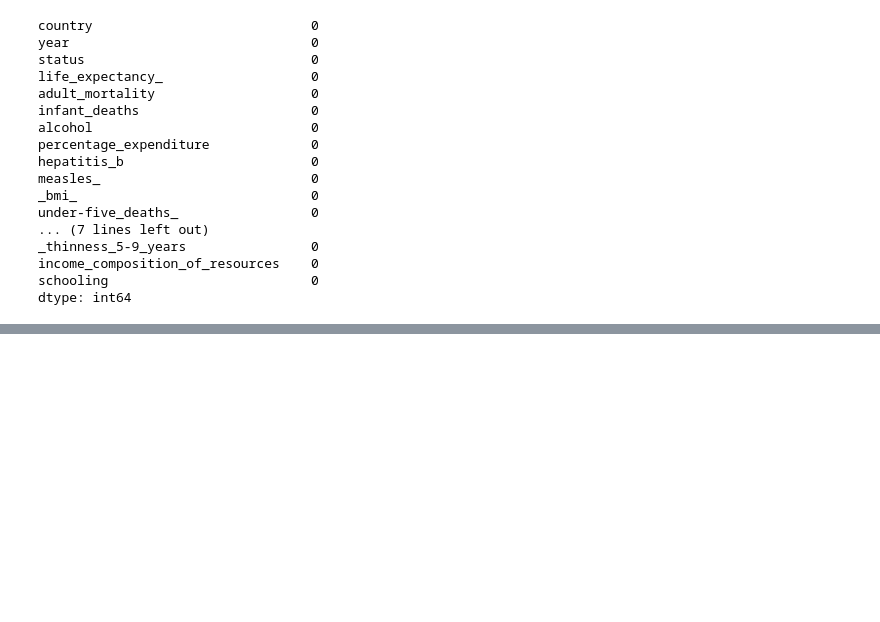
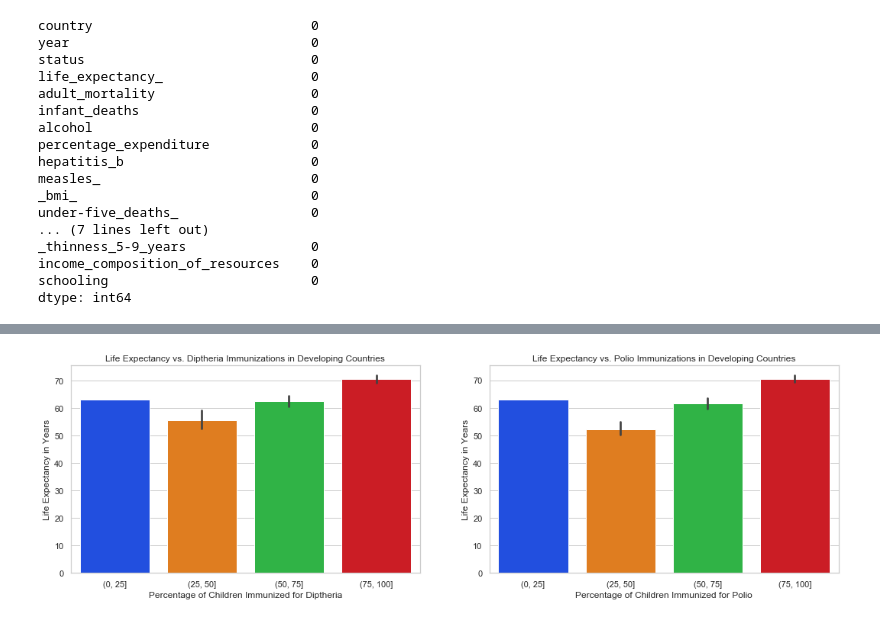
Before and after one commit to SteeleAlloy/thinkful_assignments, a Jupyter notebook: sl_model_preparation.ipynb, the cells around one changed output, grey strips where cells are left out. Cells and saved outputs as stored; diff of their text form; code cells hidden in the pictures; blank space fills up the shorter version.

```diff
--- a/sl_model_preparation.ipynb
+++ b/sl_model_preparation.ipynb
@@ -1209,0 +1164,21 @@ NOTE: This will be updated once I figure out what the best way to deal with my o
+# %%
+# Looking at how immunizations and life expectancy are related
+diptheria_breakdown = pd.cut(developing1_df['diptheria_immun_%'], [0,25,50,75,100])
+polio_breakdown = pd.cut(developing1_df['polio_immun_%'], [0,25,50,75,100])
+plt.figure(figsize= (18,5))
+
+plt.subplot(1,2,1)
+sns.barplot(x= diptheria_breakdown, y= developing1_df['life_expectancy_'], palette= 'bright', data= developing1_df)
+plt.xlabel('Percentage of Children Immunized for Diptheria')
+plt.ylabel('Life Expectancy in Years')
+plt.title('Life Expectancy vs. Diptheria Immunizations in Developing Countries')
+
+
+
+plt.subplot(1,2,2)
+sns.barplot(x= polio_breakdown, y= developing1_df['life_expectancy_'], palette= 'bright',  data= developing1_df)
+plt.xlabel('Percentage of Children Immunized for Polio')
+plt.ylabel('Life Expectancy in Years')
+plt.title('Life Expectancy vs. Polio Immunizations in Developing Countries');
+# %% [output]
+[figure, added]
```
Also changed, not shown: parts of 39 cells of this notebook.
